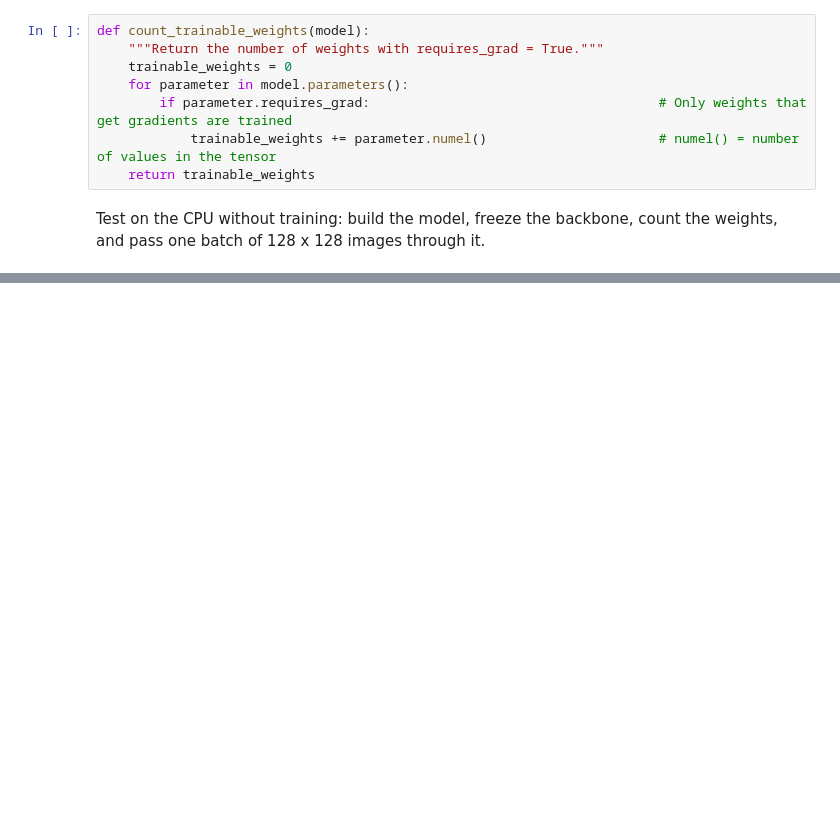
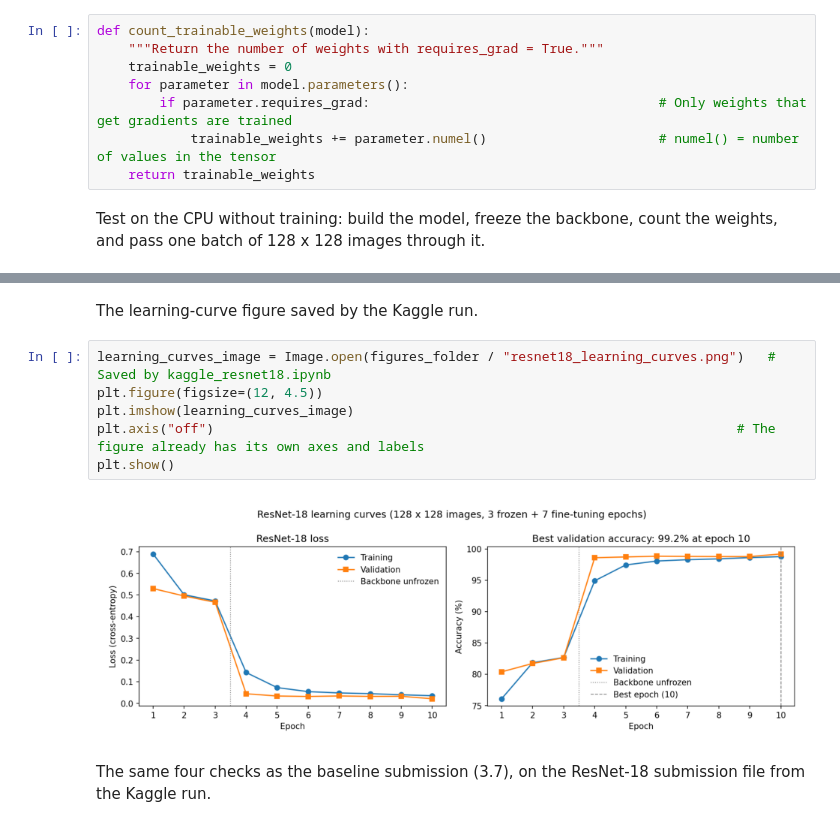
Before and after one commit to josh-sutcliffe-uni/Kaggle-Comp, a Jupyter notebook: kaggle_comp.ipynb, the cells around one changed output, grey strips where cells are left out. Cells and saved outputs as stored; diff of their text form; blank space fills up the shorter version.

```diff
--- a/kaggle_comp.ipynb
+++ b/kaggle_comp.ipynb
@@ -2167,0 +2077,12 @@ Skipped on the laptop: ResNet-18 is trained on a Kaggle GPU
+# %% [markdown]
+The learning-curve figure saved by the Kaggle run.
+# %%
+learning_curves_image = Image.open(figures_folder / "resnet18_learning_curves.png")   # Saved by kaggle_resnet18.ipynb
+plt.figure(figsize=(12, 4.5))
+plt.imshow(learning_curves_image)
+plt.axis("off")                                                                   # The figure already has its own axes and labels
+plt.show()
+# %% [output]
+[figure, added]
+# %% [markdown]
+The same four checks as the baseline submission (3.7), on the ResNet-18 submission file from the Kaggle run.
```
Also changed, not shown: parts of 55 cells of this notebook, 35 other files.
